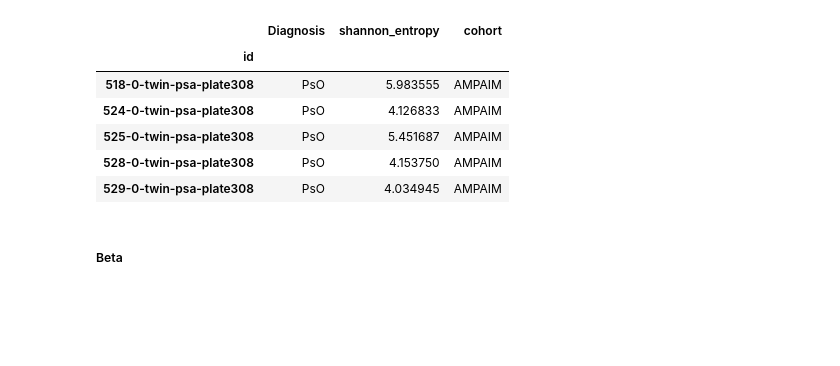
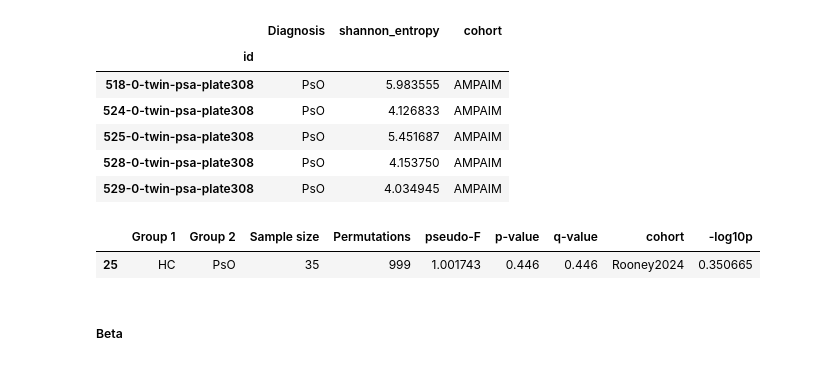
Before and after one commit to kbpi314/ampaim, a Jupyter notebook: code/ampaim_metaanalysis.ipynb, the cells around one changed output. Saved outputs shown, nothing was run; the diff lists cells and outputs as text; code cells hidden in the pictures; blank space fills up the shorter version.

```diff
--- a/code/ampaim_metaanalysis.ipynb
+++ b/code/ampaim_metaanalysis.ipynb
@@ -304,7 +447,7 @@ Name: count, dtype: int64
 # %%
 # decide what to analyze
 keep = ['SjD','HC','SLE','SLE-G','RA','PsO']#,'axial spondyloarthritis']
-jobs = ['jobs41','jobs44', 'jobs45', 'jobs46']
+jobs = ['jobs41','jobs44', 'jobs45', 'jobs46','jobs49']
 # %%
 # alpha plots
 for alpha_metric in ['shannon_entropy']:#, 'faith_pd']:
@@ -374,6 +517,11 @@ df_merge.head()
 | 525-0-twin-psa-plate308 | PsO | 5.451687 | AMPAIM |
 | 528-0-twin-psa-plate308 | PsO | 4.153750 | AMPAIM |
 | 529-0-twin-psa-plate308 | PsO | 4.034945 | AMPAIM |
+# %%
+df_merge[df_merge['cohort'] == 'Rooney2024']
+# %% [output]
+|  | Group 1 | Group 2 | Sample size | Permutations | pseudo-F | p-value | q-value | cohort | -log10p |
+| 25 | HC | PsO | 35 | 999 | 1.001743 | 0.446 | 0.446 | Rooney2024 | 0.350665 |
 # %% [markdown]
 ##### Beta #####
 # %%
```
Also changed, not shown: parts of 11 cells of this notebook, 1 other file.
